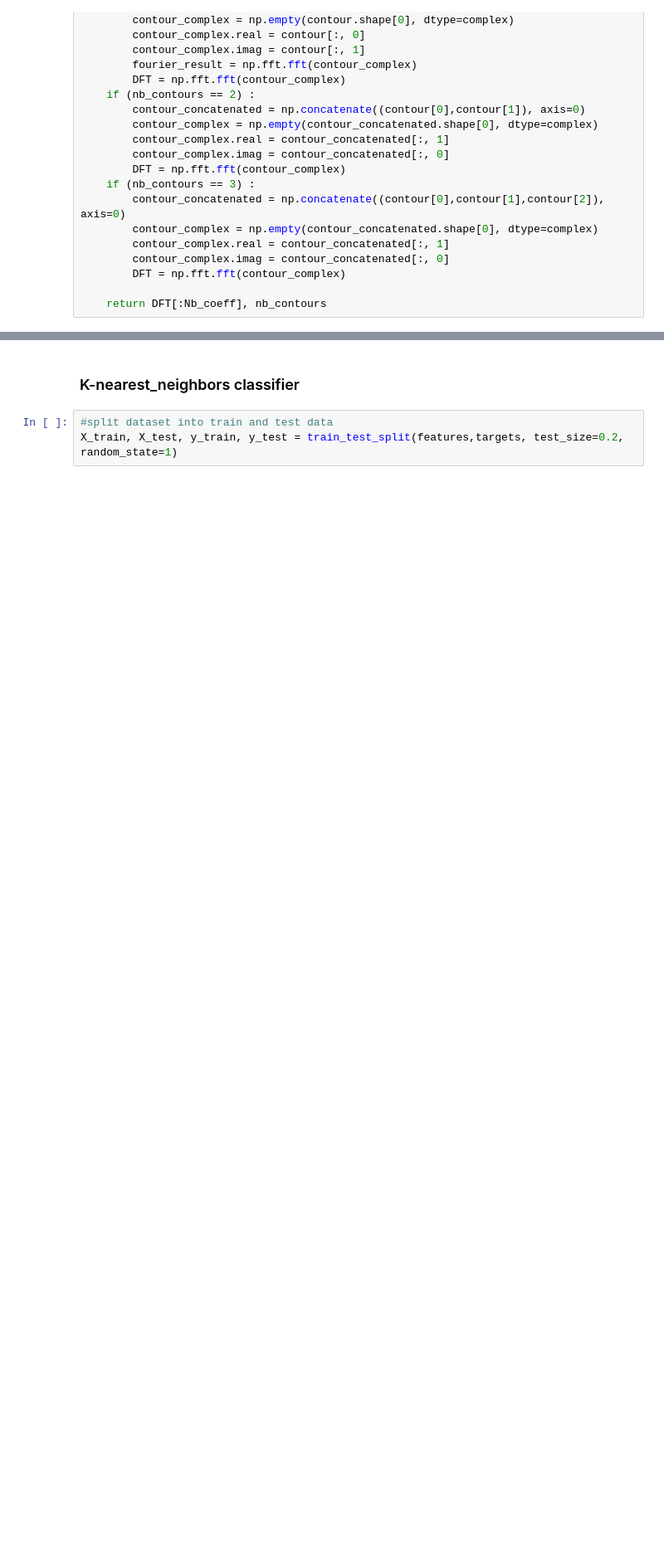
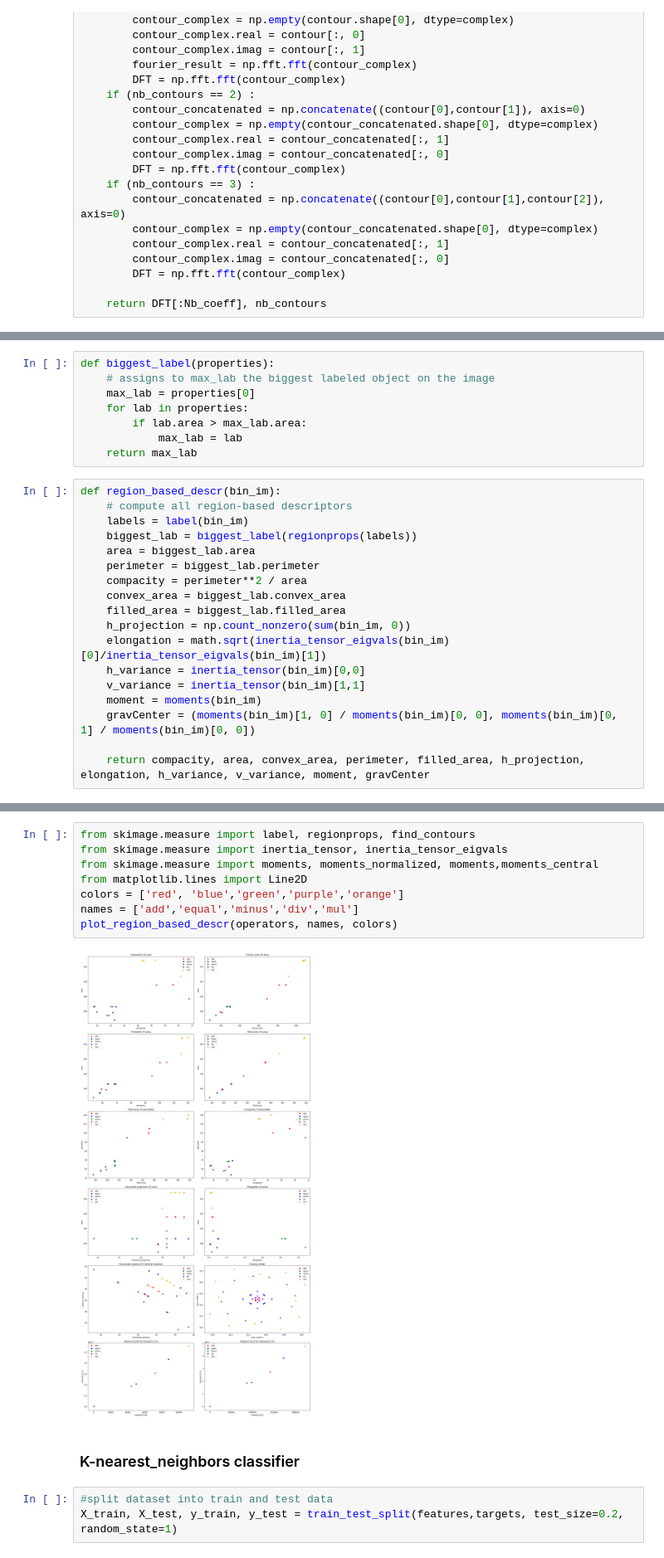
Before and after one commit to sebemery/Iapr2020, a Jupyter notebook: Project/operator_classifier.ipynb, the cells around one changed output, grey strips where cells are left out. Shown: that part at 83% size. Saved outputs shown, nothing was run; the diff lists cells and outputs as text; blank space fills up the shorter version.

```diff
--- a/Project/operator_classifier.ipynb
+++ b/Project/operator_classifier.ipynb
@@ -182,0 +234,26 @@ print(targets)
+# %%
+def biggest_label(properties):
+    # assigns to max_lab the biggest labeled object on the image
+    max_lab = properties[0]
+    for lab in properties:
+        if lab.area > max_lab.area:
+            max_lab = lab
+    return max_lab
+# %%
+def region_based_descr(bin_im):
+    # compute all region-based descriptors
+    labels = label(bin_im)
+    biggest_lab = biggest_label(regionprops(labels))
+    area = biggest_lab.area
+    perimeter = biggest_lab.perimeter
+    compacity = perimeter**2 / area
+    convex_area = biggest_lab.convex_area
+    filled_area = biggest_lab.filled_area
+    h_projection = np.count_nonzero(sum(bin_im, 0))
+    elongation = math.sqrt(inertia_tensor_eigvals(bin_im)[0]/inertia_tensor_eigvals(bin_im)[1])
+    h_variance = inertia_tensor(bin_im)[0,0]
+    v_variance = inertia_tensor(bin_im)[1,1]
+    moment = moments(bin_im)
+    gravCenter = (moments(bin_im)[1, 0] / moments(bin_im)[0, 0], moments(bin_im)[0, 1] / moments(bin_im)[0, 0])
+
+    return compacity, area, convex_area, perimeter, filled_area, h_projection, elongation, h_variance, v_variance, moment, gravCenter
@@ -183,3 +343,13 @@ print(targets)
+# %%
+from skimage.measure import label, regionprops, find_contours
+from skimage.measure import inertia_tensor, inertia_tensor_eigvals
+from skimage.measure import moments, moments_normalized, moments,moments_central
+from matplotlib.lines import Line2D
+colors = ['red', 'blue','green','purple','orange']
+names = ['add','equal','minus','div','mul']
+plot_region_based_descr(operators, names, colors)
+# %% [output]
+[figure, added]
 # %% [markdown]
 ### K-nearest_neighbors classifier
 # %%
```
Also changed, not shown: parts of 17 cells of this notebook, 15 other files.
